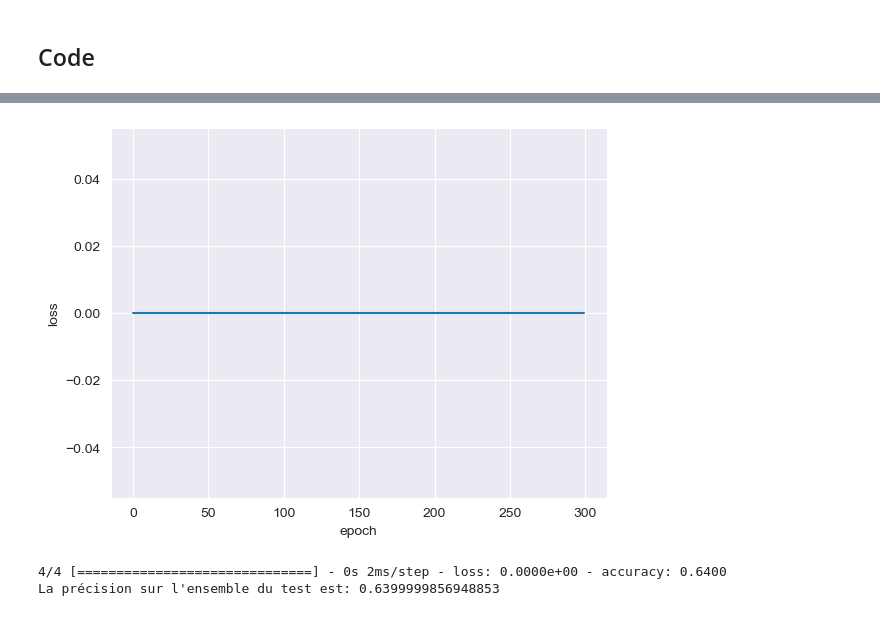
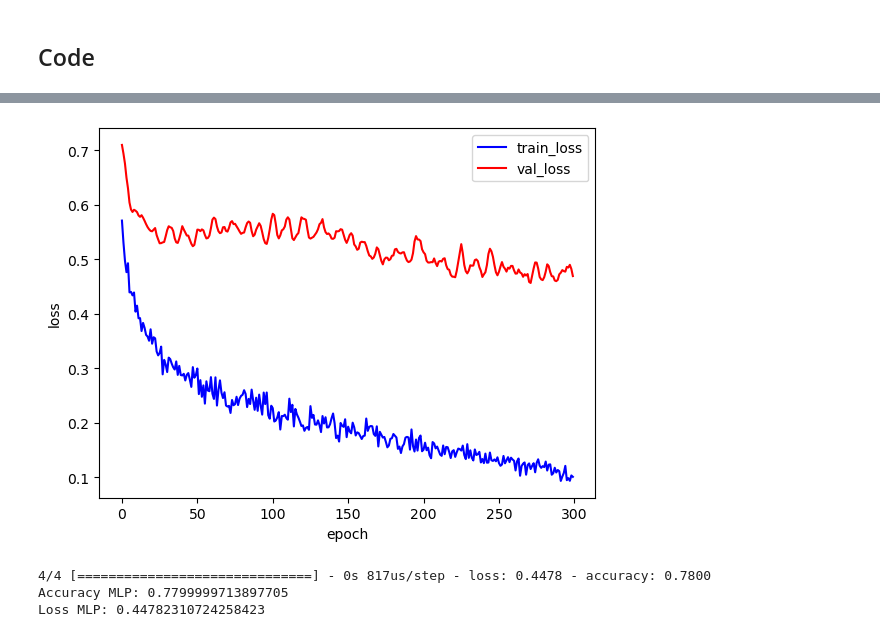
Before and after one commit to Transformot/deep-learning_project, a Jupyter notebook: Multi-Layer-Perceptron.ipynb, the cells around one changed output, grey strips where cells are left out. Drawn from its saved outputs; the diff is of its cells as text; code cells hidden in the pictures.

```diff
--- a/Multi-Layer-Perceptron.ipynb
+++ b/Multi-Layer-Perceptron.ipynb
@@ -39,17 +46,14 @@ X_test = scaler.transform(X_test)
 # %%
 # Construction du MLP
-
-input_shape = X_train.shape[1:]
-nb_classes = y_train.shape[1]
-
+input_shape = X_train_array.shape[1:]
 input_layer = tf.keras.layers.Input(input_shape)
 
-hidden_layer = tf.keras.layers.Dense(units=16, activation='sigmoid')(input_layer)
+hidden_layer_1 = tf.keras.layers.Dense(units=32, activation='relu')(input_layer)
+dropout_1 = tf.keras.layers.Dropout(rate=0.2)(hidden_layer_1)
 
-output_layer = tf.keras.layers.Dense(units=nb_classes, activation='softmax')(hidden_layer)
+output_layer = tf.keras.layers.Dense(units=1, activation='sigmoid')(dropout_1)
 
 # Création du modèle
-
 model_mlp = tf.keras.models.Model(inputs=input_layer, outputs=output_layer)
 
 model_mlp.summary()
@@ -74,22 +80,23 @@ _________________________________________________________________
 # %%
 # Compilation du modèle
-
 learning_rate = 0.001
 optimizer_algo = tf.keras.optimizers.Adam(learning_rate=learning_rate)
-
-cost_function = tf.keras.losses.categorical_crossentropy
+cost_function = tf.keras.losses.binary_crossentropy
 
 model_mlp.compile(loss=cost_function, optimizer=optimizer_algo, metrics=['accuracy'])
 # %%
 # Entraînement du modèle
-
 nb_epochs = 300
 mini_batch_size = 32
 percentage_of_train_as_validation = 0.2
-model_checkpoint = tf.keras.callbacks.ModelCheckpoint('best-model.h5', monitor='val_loss', save_best_only=True)
 
-history_mlp = model_mlp.fit(X_train, y_train, batch_size=mini_batch_size,
-                            epochs=nb_epochs, verbose=True,
+model_checkpoint = tf.keras.callbacks.ModelCheckpoint('best-model.h5', monitor='val_loss', mode='min',
+                                                      save_best_only=True, verbose=1)
+
+history_mlp = model_mlp.fit(X_train_array, y_train_array,
+                            batch_size=mini_batch_size,
+                            epochs=nb_epochs,
+                            verbose=True,
                             validation_split=percentage_of_train_as_validation,
                             callbacks=[model_checkpoint])
 # %% [output]
@@ -113,22 +120,28 @@ Epoch 300/300
 # %%
+# Affichage des résultats de l'entraînement
 history_dict = history_mlp.history
-loss_epochs = history_dict['loss']
+loss_train_epochs = history_dict['loss']
+loss_val_epochs = history_dict['val_loss']
 
 plt.figure()
-plt.plot(loss_epochs)
+plt.plot(loss_train_epochs, color='blue', label='train_loss')
+plt.plot(loss_val_epochs, color='red', label='val_loss')
 plt.xlabel('epoch')
 plt.ylabel('loss')
+plt.legend()
+plt.savefig('epoch-loss.pdf')
 plt.show()
 plt.close()
 # %% [output]
-[figure, old version]
+[figure, new version]
 # %%
-# Test de la précision du modèle
+# Test de précision du modèle à l'aide du jeu de test
+model = tf.keras.models.load_model('best-model.h5')
+loss, acc = model.evaluate(X_test_array, y_test_array)
 
-model = tf.keras.models.load_model('best-model.h5')
-loss,acc = model.evaluate(X_test,y_test)
-
-print("La précision sur l'ensemble du test est:",acc)
+print("Accuracy MLP:", acc)
+print("Loss MLP:", loss)
 # %% [output]
-4/4 [==============================] - 0s 2ms/step - loss: 0.0000e+00 - accuracy: 0.6400
-La précision sur l'ensemble du test est: 0.6399999856948853
+4/4 [==============================] - 0s 817us/step - loss: 0.4478 - accuracy: 0.7800
+Accuracy MLP: 0.7799999713897705
+Loss MLP: 0.44782310724258423
```
Also changed, not shown: parts of 4 cells of this notebook.
